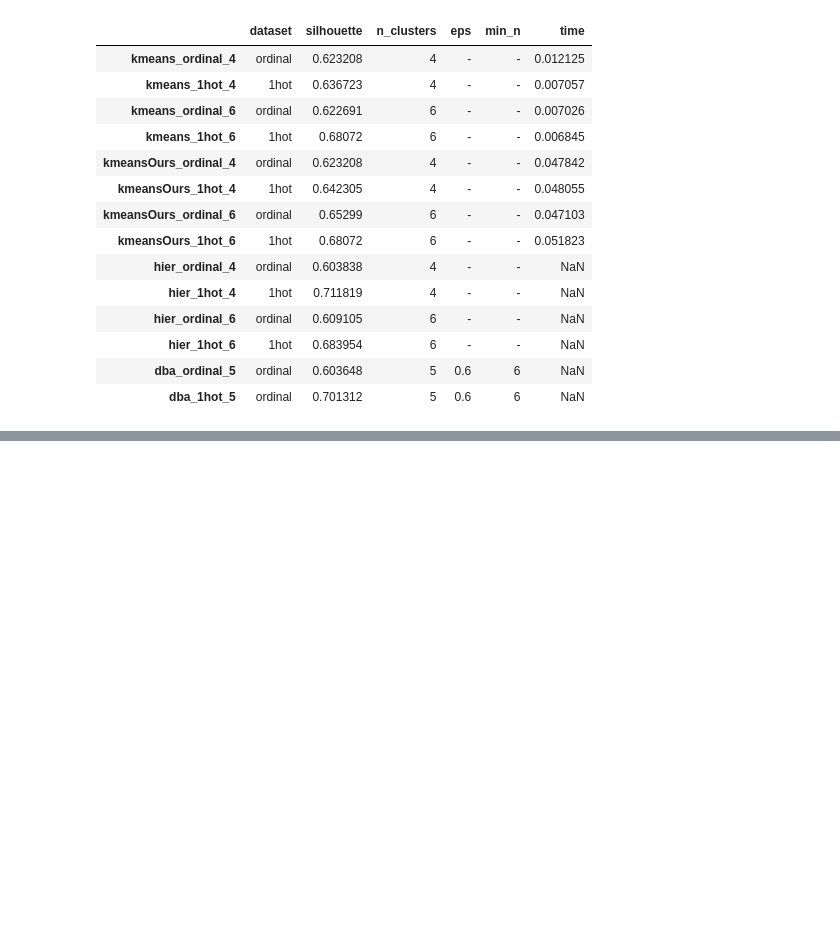
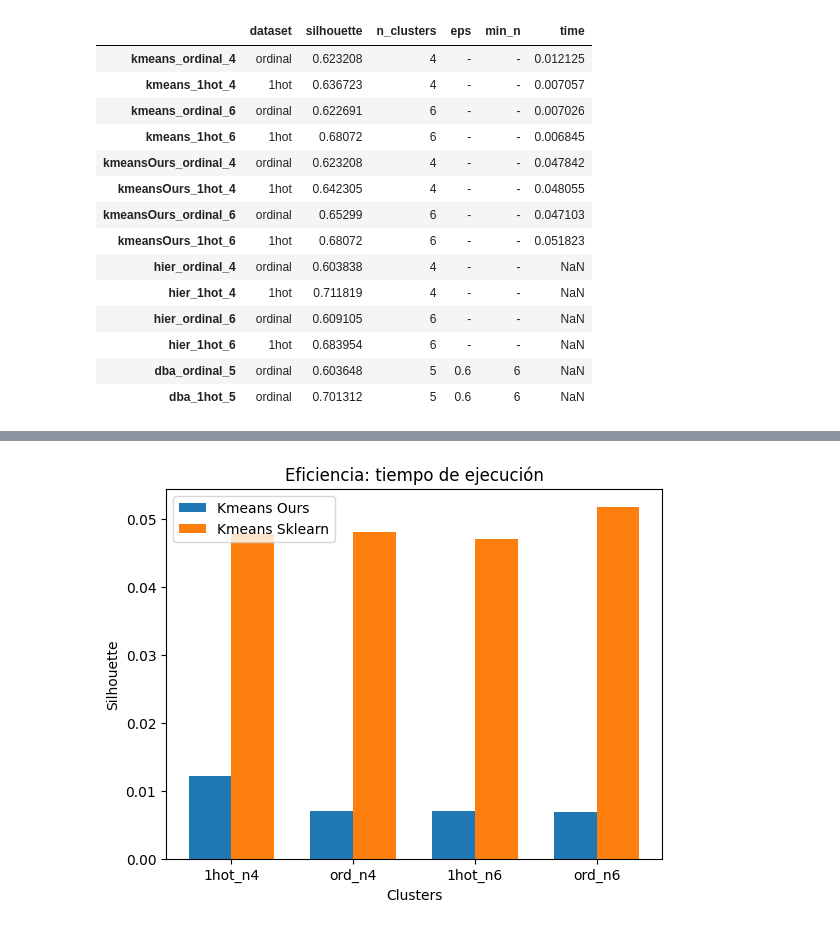
Before and after one commit to mgommez/practica2_ml, a Jupyter notebook: KMeans.ipynb, the cells around one changed output, grey strips where cells are left out. Saved outputs shown, nothing was run; the diff lists cells and outputs as text; code cells hidden in the pictures; blank space fills up the shorter version.

```diff
--- a/KMeans.ipynb
+++ b/KMeans.ipynb
@@ -1243,0 +1278,31 @@ Para la primera, se emplea el coeficiente de silhouette calculado. Como puede ob
+# %%
+# Análisis de eficiencia
+datos1 = [0.012125, 0.007057, 0.007026, 0.006845]
+datos2 = [0.047842, 0.048055, 0.047103, 0.051823]
+
+
+# Ancho de las barras
+ancho = 0.35
+
+# Crear la figura y los ejes
+fig, ax = plt.subplots()
+indices= range(len(datos1))
+
+# Agregar barras para los datos 1
+bar1 = ax.bar(indices, datos1, ancho, label='Kmeans Ours')
+
+# Agregar barras para los datos 2
+bar2 = ax.bar([i + ancho for i in indices], datos2, ancho, label='Kmeans Sklearn')
+
+# Etiquetas, título y leyenda
+ax.set_xlabel('Clusters')
+ax.set_ylabel('Silhouette')
+ax.set_title('Eficiencia: tiempo de ejecución')
+ax.set_xticks([i + ancho / 2 for i in indices])
+ax.set_xticklabels(["1hot_n4", "ord_n4", "1hot_n6", "ord_n6"])
+ax.legend()
+
+# Mostrar gráfico
+plt.show()
+# %% [output]
+[figure, added]
```
Also changed, not shown: parts of 6 cells of this notebook.
